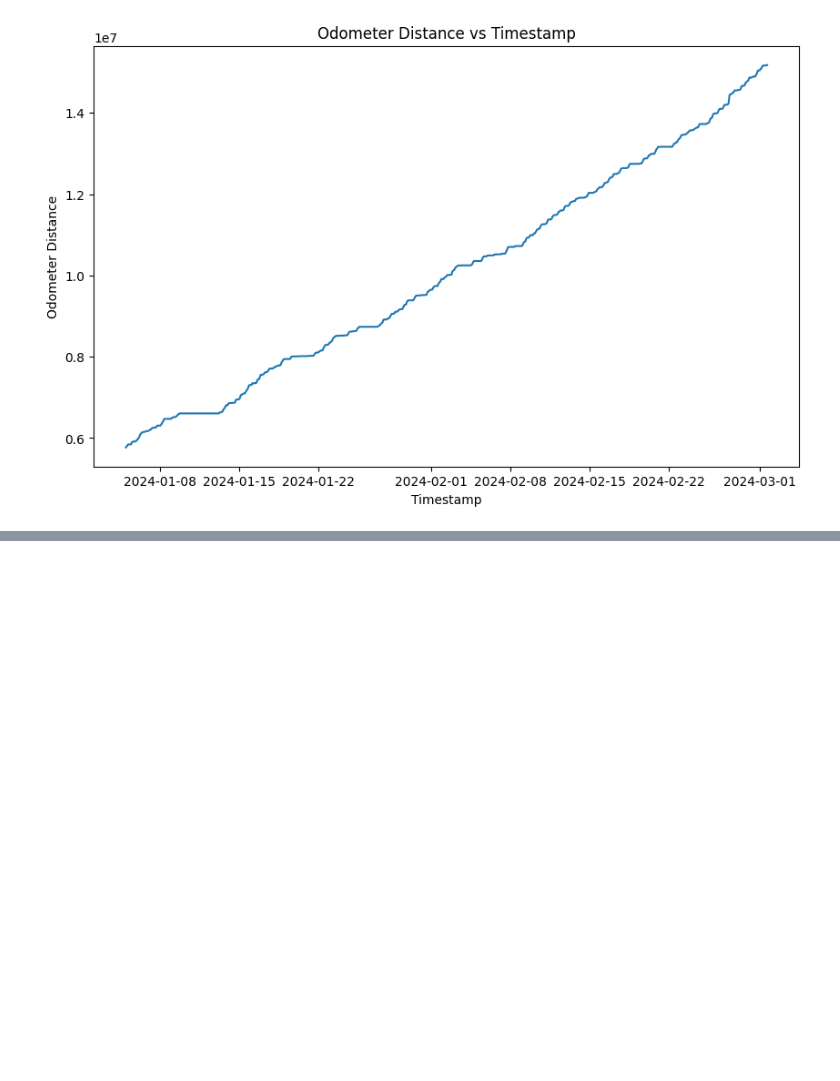
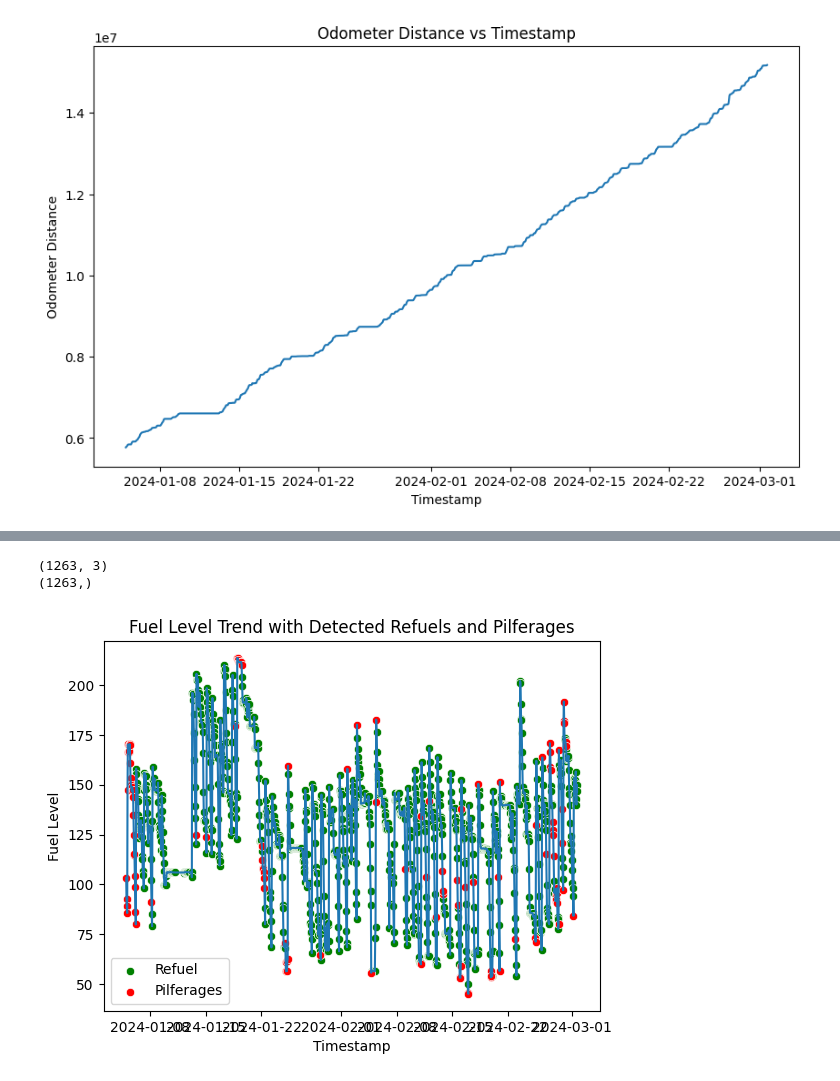
Before and after one commit to Mukund94/FUEL-MANAGEMENT-SOLUTION-TEST-CASE, a Jupyter notebook: FUEL_MANAGEMENT_SOLUTION_TEST_CASE.ipynb, the cells around one changed output, grey strips where cells are left out. Cells and saved outputs as stored; diff of their text form; code cells hidden in the pictures; blank space fills up the shorter version.

```diff
--- a/FUEL_MANAGEMENT_SOLUTION_TEST_CASE.ipynb
+++ b/FUEL_MANAGEMENT_SOLUTION_TEST_CASE.ipynb
@@ -601,0 +664,2 @@ plt.show()
+# %%
+df_resampled=df_resampled.reset_index()
@@ -601,0 +675,53 @@ plt.show()
+# %%
+# prompt: Visualization for fuel level trend, which involves detected refuels and anomoly with their event of time.
+
+import seaborn as sns
+import matplotlib.pyplot as plt
+
+# Create a new dataframe with only relevant columns
+df_visualization = df_resampled[['ts','RAWFUELLEVEL', 'Pilferages']]
+
+print(df_visualization.shape)
+
+
+# Convert the index to a datetime format
+df_visualization.index = pd.to_datetime(df_visualization ['ts'])
+
+print(df_visualization.index.shape)
+# Create a line plot of the fuel level trend
+
+sns.lineplot(data=df_visualization, x=df_visualization.index, y='RAWFUELLEVEL')
+
+# Add points for detected refuels
+sns.scatterplot(
+    data=df_visualization[df_visualization['Pilferages'] == 1],
+    x=df_visualization.index[df_visualization['Pilferages'] == 1],
+    y='RAWFUELLEVEL',
+    color='green',
+    label='Refuel'
+)
+
+
+# Add points for detected anomalies
+sns.scatterplot(
+    data=df_visualization[df_visualization['Pilferages'] == -1],
+    x=df_visualization.index[df_visualization['Pilferages'] == -1],
+    y='RAWFUELLEVEL',
+    color='red',
+    label='Pilferages'
+)
+
+# Set the title and axis labels
+plt.title('Fuel Level Trend with Detected Refuels and Pilferages')
+plt.xlabel('Timestamp')
+plt.ylabel('Fuel Level')
+
+# Add a legend
+plt.legend()
+
+# Show the plot
+plt.show()
+# %% [output]
+(1263, 3)
+(1263,)
+[figure, added]
```
Also changed, not shown: parts of 39 cells of this notebook, 1 other file.
